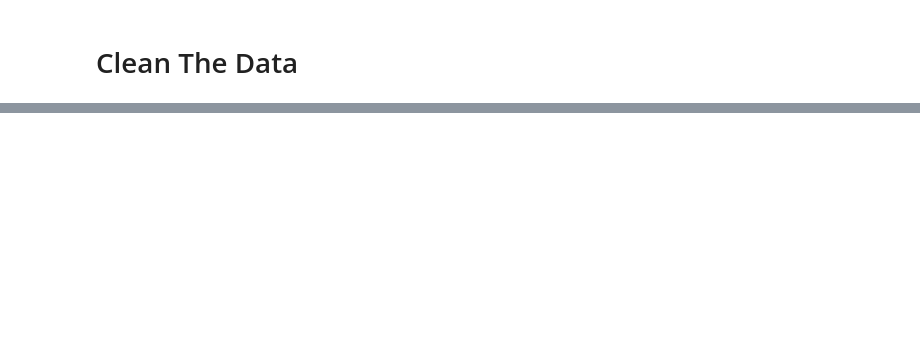
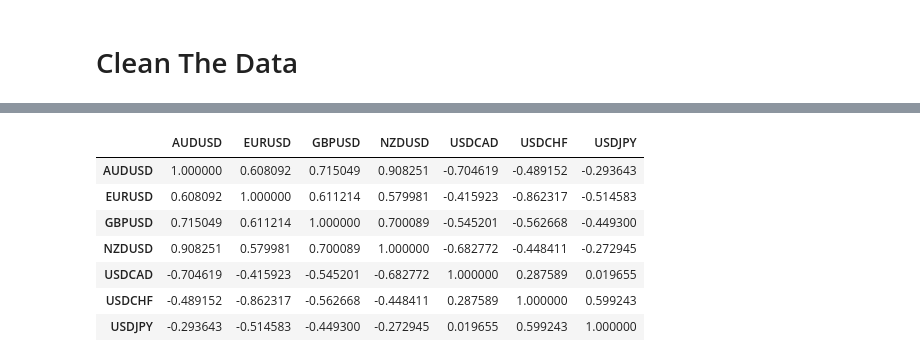
Before and after one commit to OrlandoFuller/Project_1, a Jupyter notebook: major_currency_pairs.ipynb, the cells around one changed output, grey strips where cells are left out. Cells and saved outputs as stored; diff of their text form; code cells hidden in the pictures; blank space fills up the shorter version.

```diff
--- a/major_currency_pairs.ipynb
+++ b/major_currency_pairs.ipynb
@@ -513,0 +76,13 @@ USDJPY_CV_plot * USDJPY_day7_avg_plot
+# %%
+# Use the `corr` function to calculate correlations for each stock pair
+correlation = daily_returns.corr()
+correlation
+# %% [output]
+|  | AUDUSD | EURUSD | GBPUSD | NZDUSD | USDCAD | USDCHF | USDJPY |
+| AUDUSD | 1.000000 | 0.608092 | 0.715049 | 0.908251 | -0.704619 | -0.489152 | -0.293643 |
+| EURUSD | 0.608092 | 1.000000 | 0.611214 | 0.579981 | -0.415923 | -0.862317 | -0.514583 |
+| GBPUSD | 0.715049 | 0.611214 | 1.000000 | 0.700089 | -0.545201 | -0.562668 | -0.449300 |
+| NZDUSD | 0.908251 | 0.579981 | 0.700089 | 1.000000 | -0.682772 | -0.448411 | -0.272945 |
+| USDCAD | -0.704619 | -0.415923 | -0.545201 | -0.682772 | 1.000000 | 0.287589 | 0.019655 |
+| USDCHF | -0.489152 | -0.862317 | -0.562668 | -0.448411 | 0.287589 | 1.000000 | 0.599243 |
+| USDJPY | -0.293643 | -0.514583 | -0.449300 | -0.272945 | 0.019655 | 0.599243 | 1.000000 |
```
Also changed, not shown: parts of 72 cells of this notebook.
